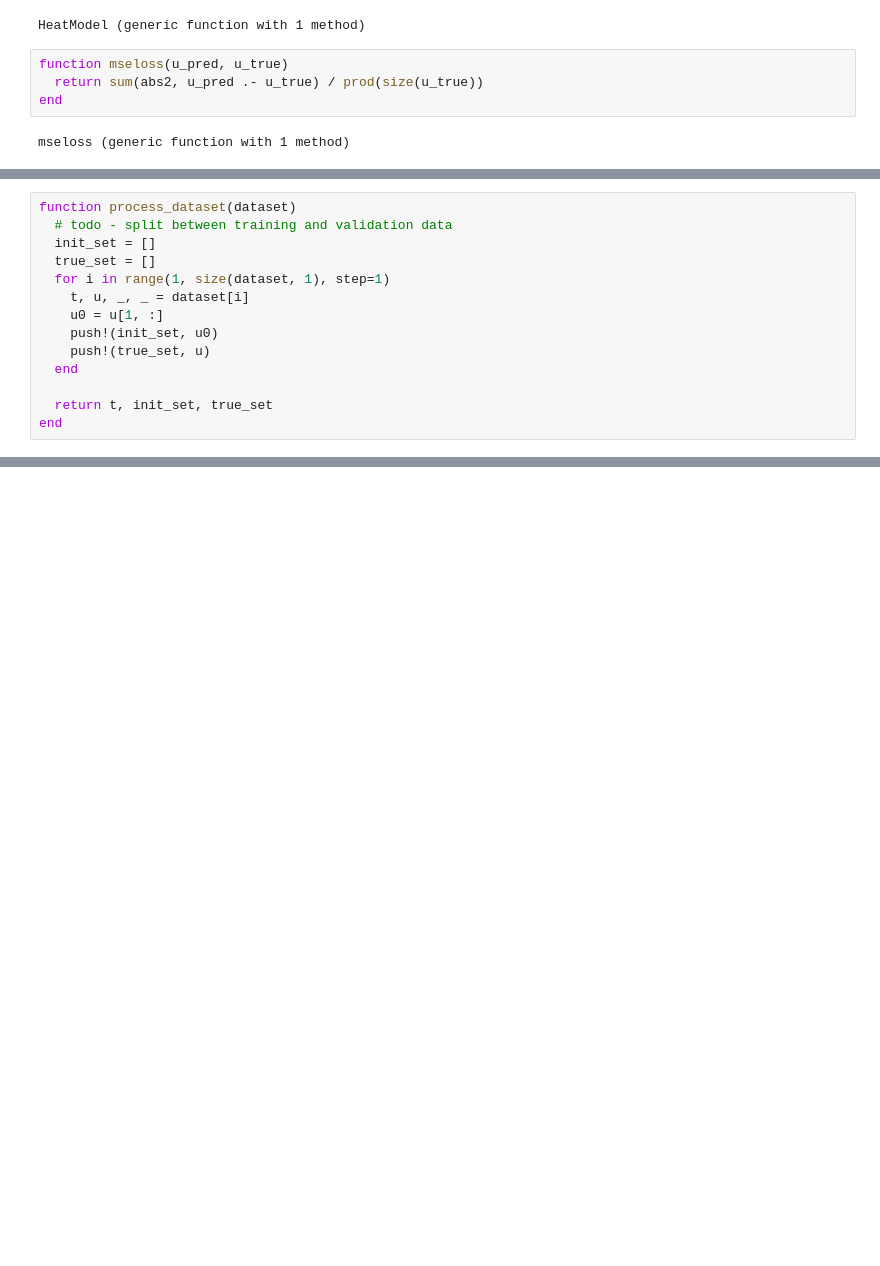
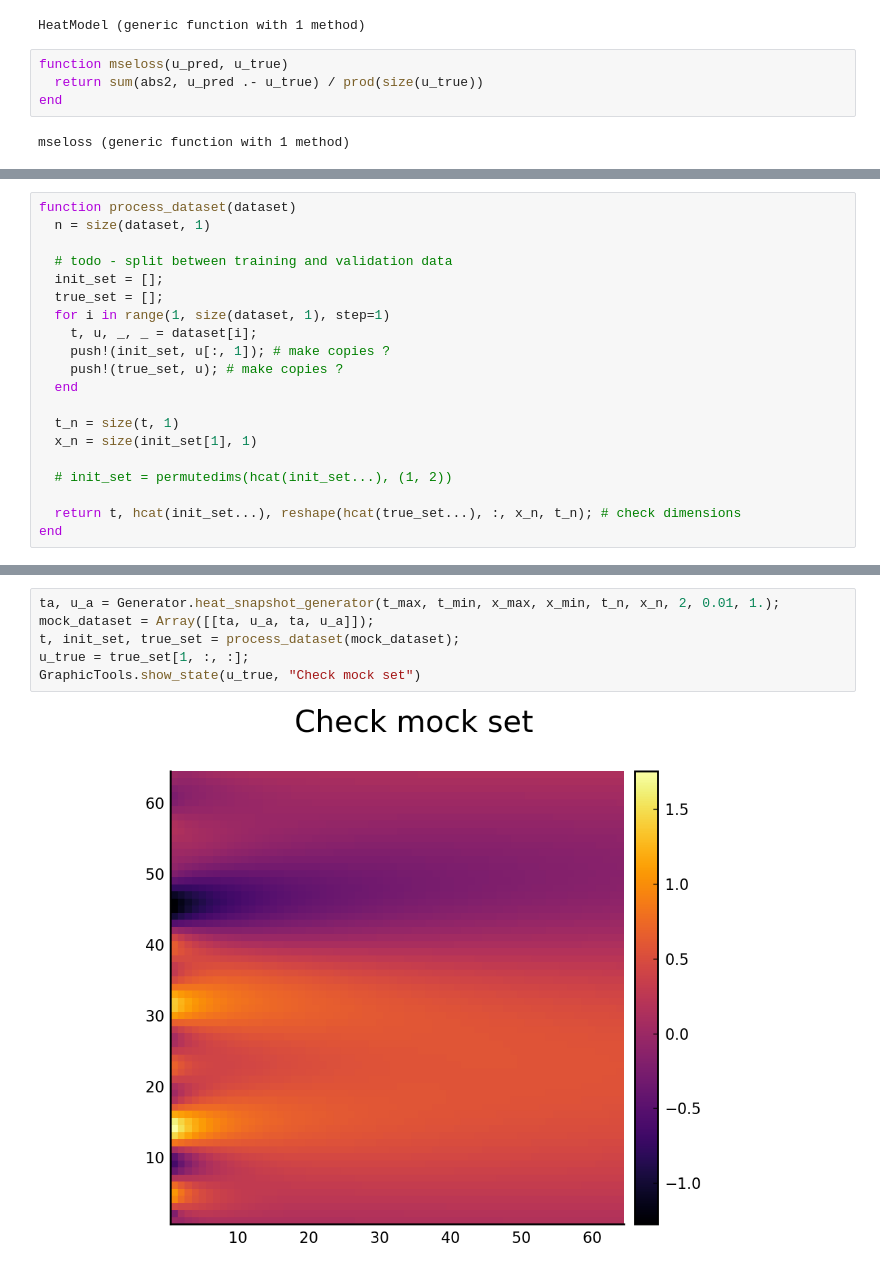
Before and after one commit to vdesgrange/closure-model, a Jupyter notebook: experiments/julia_src/neural_closure/heat_equation_neural_ode.ipynb, the cells around one changed output, grey strips where cells are left out. Saved outputs shown, nothing was run; the diff lists cells and outputs as text; blank space fills up the shorter version.

```diff
--- a/experiments/julia_src/neural_closure/heat_equation_neural_ode.ipynb
+++ b/experiments/julia_src/neural_closure/heat_equation_neural_ode.ipynb
@@ -95,14 +139,20 @@ end
 # %%
 function process_dataset(dataset)
+  n = size(dataset, 1)
+
   # todo - split between training and validation data
-  init_set = []
-  true_set = []
+  init_set = [];
+  true_set = [];
   for i in range(1, size(dataset, 1), step=1)
-    t, u, _, _ = dataset[i]
-    u0 = u[1, :]
-    push!(init_set, u0)
-    push!(true_set, u)
+    t, u, _, _ = dataset[i];
+    push!(init_set, u[:, 1]); # make copies ?
+    push!(true_set, u); # make copies ?
   end
 
-  return t, init_set, true_set
+  t_n = size(t, 1)
+  x_n = size(init_set[1], 1)
+
+  # init_set = permutedims(hcat(init_set...), (1, 2))
+
+  return t, hcat(init_set...), reshape(hcat(true_set...), :, x_n, t_n); # check dimensions
 end
@@ -108,0 +168,8 @@ end
+# %%
+ta, u_a = Generator.heat_snapshot_generator(t_max, t_min, x_max, x_min, t_n, x_n, 2, 0.01, 1.);
+mock_dataset = Array([[ta, u_a, ta, u_a]]);
+t, init_set, true_set = process_dataset(mock_dataset);
+u_true = true_set[1, :, :];
+GraphicTools.show_state(u_true, "Check mock set")
+# %% [output]
+[figure, added]
```
Also changed, not shown: parts of 16 cells of this notebook.
